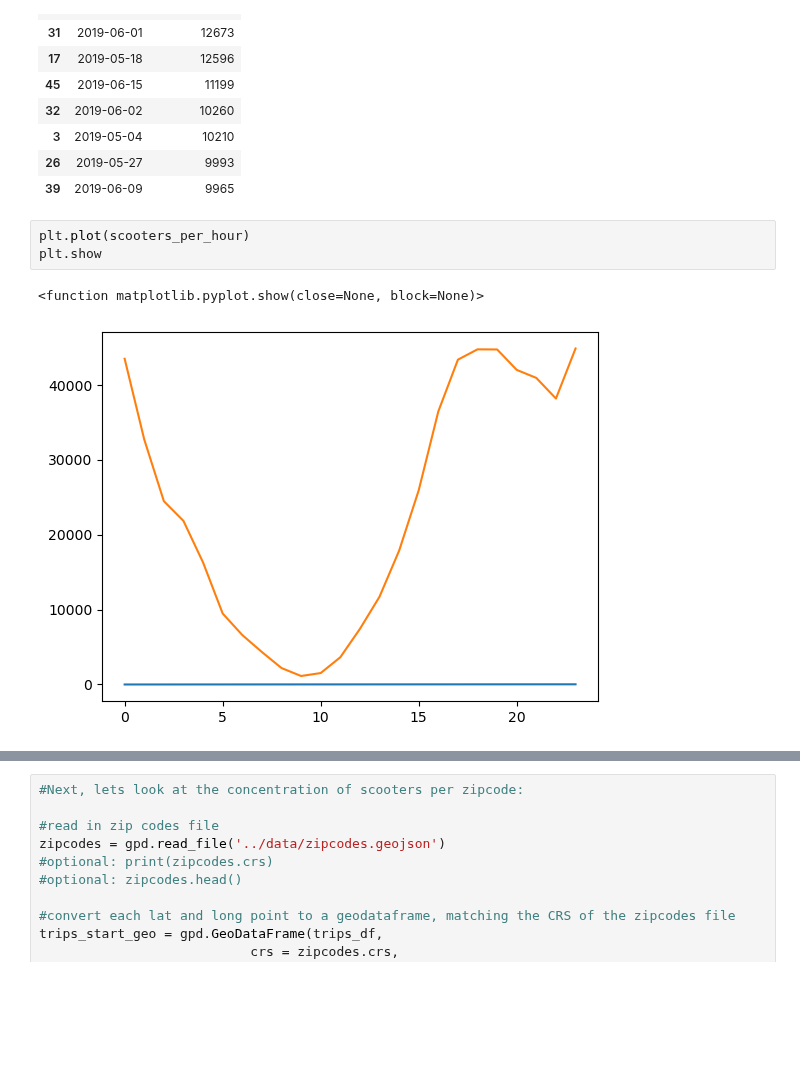
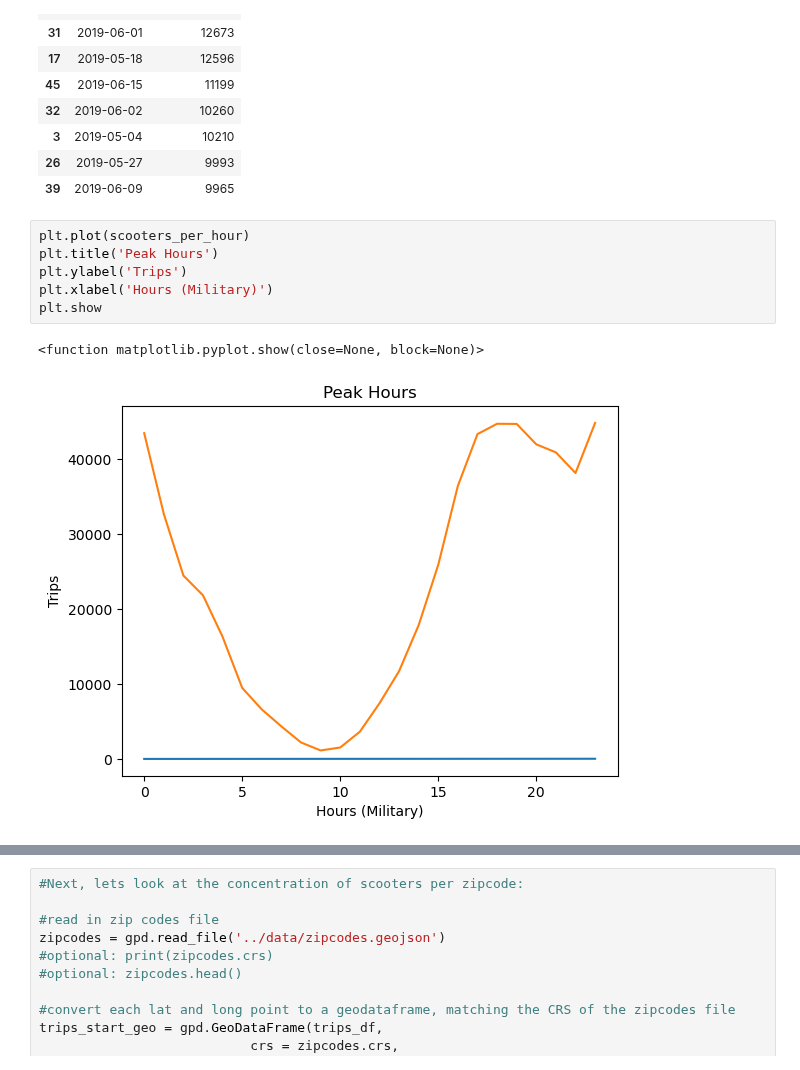
Before and after one commit to NSS-Data-Analytics-Cohort-11/scooters-hot_honey, a Jupyter notebook: notebook/scooters.ipynb, the cells around one changed output, grey strips where cells are left out. Drawn from its saved outputs; the diff is of its cells as text; blank space fills up the shorter version.

Commit message:
added graph for presentation

```diff
--- a/notebook/scooters.ipynb
+++ b/notebook/scooters.ipynb
@@ -790,7 +845,10 @@ scooters_per_date.nlargest(10,'startdatetime')
 | 39 | 2019-06-09 | 9965 |
 # %%
 plt.plot(scooters_per_hour)
+plt.title('Peak Hours')
+plt.ylabel('Trips')
+plt.xlabel('Hours (Military)')
 plt.show
 # %% [output]
 <function matplotlib.pyplot.show(close=None, block=None)>
-[figure, old version]
+[figure, new version]
```
Also changed, not shown: parts of 13 cells of this notebook.
